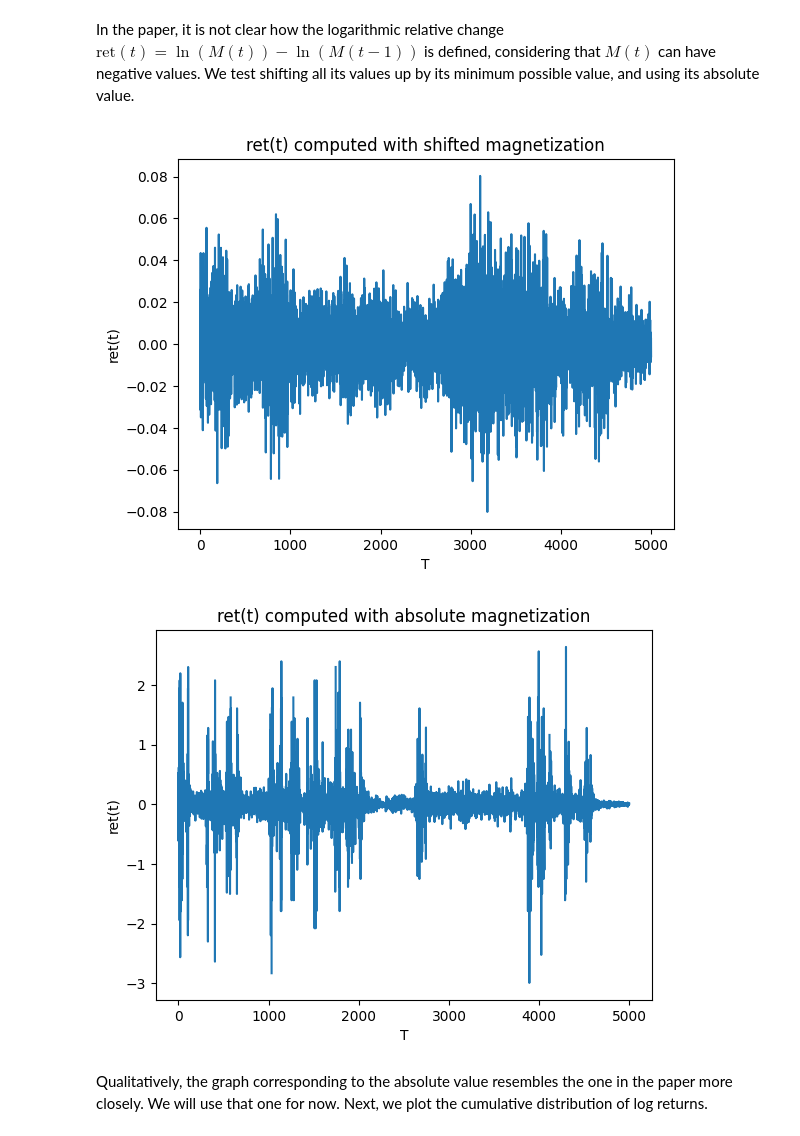
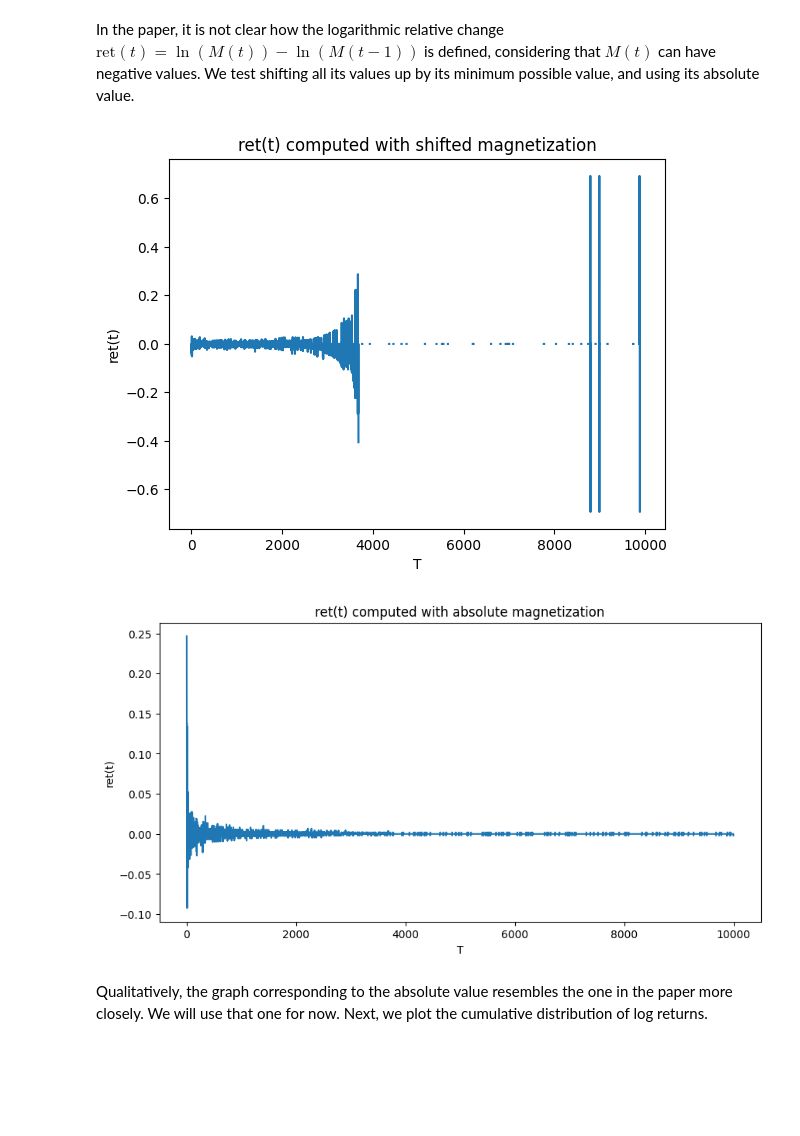
Before and after one commit to eghirardo/ising-markets, a Jupyter notebook: Code/Bornholdt.ipynb, the cells around one changed output. Drawn from its saved outputs; the diff is of its cells as text; code cells hidden in the pictures; blank space fills up the shorter version.

```diff
--- a/Code/Bornholdt.ipynb
+++ b/Code/Bornholdt.ipynb
@@ -33,0 +44,2 @@ interactive(children=(IntSlider(value=0, description='t', max=4999), Output()),
+# %%
+model = pickle.load(open("bornholdt_model.pkl", "rb"))
@@ -34,9 +67,9 @@ interactive(children=(IntSlider(value=0, description='t', max=4999), Output()),
 # %% [markdown]
 In the paper, it is not clear how the logarithmic relative change $\text{ret}(t)=\ln(M(t))-\ln(M(t-1))$ is defined, considering that $M(t)$ can have negative values. We test shifting all its values up by its minimum possible value, and using its absolute value.
 # %%
-min_magnetization = -32**2
+min_magnetization = -side**dim
 
-magnetization_series_shifted = [np.sum(spin) - min_magnetization for spin in spin_series]
+magnetization_series_shifted = [np.sum(spin) - min_magnetization for spin in model.spin_series]
 
 log_returns = np.diff(np.log(magnetization_series_shifted))
 
@@ -46,19 +79,21 @@ plt.ylabel("ret(t)")
 plt.title("ret(t) computed with shifted magnetization")
 plt.show()
 # %% [output]
-[figure, old version]
+[figure, new version]
 # %%
-abs_magnetization_series = [abs(np.sum(spin)) for spin in spin_series]
+abs_magnetization_series = [abs(np.sum(spin)) for spin in model.spin_series]
 
 log_returns = np.diff(np.log(abs_magnetization_series))
+log_returns = log_returns[np.isfinite(log_returns)]
 
+plt.figure(figsize=(10, 5))
 plt.plot(log_returns)
 plt.xlabel("T")
 plt.ylabel("ret(t)")
 plt.title("ret(t) computed with absolute magnetization")
 plt.show()
 # %% [output]
-[figure, old version]
+[figure, new version]
 # %% [markdown]
 Qualitatively, the graph corresponding to the absolute value resembles the one in the paper more closely. We will use that one for now. Next, we plot the cumulative distribution of log returns.
 # %%
```
Also changed, not shown: parts of 7 cells of this notebook, 8 other files.
